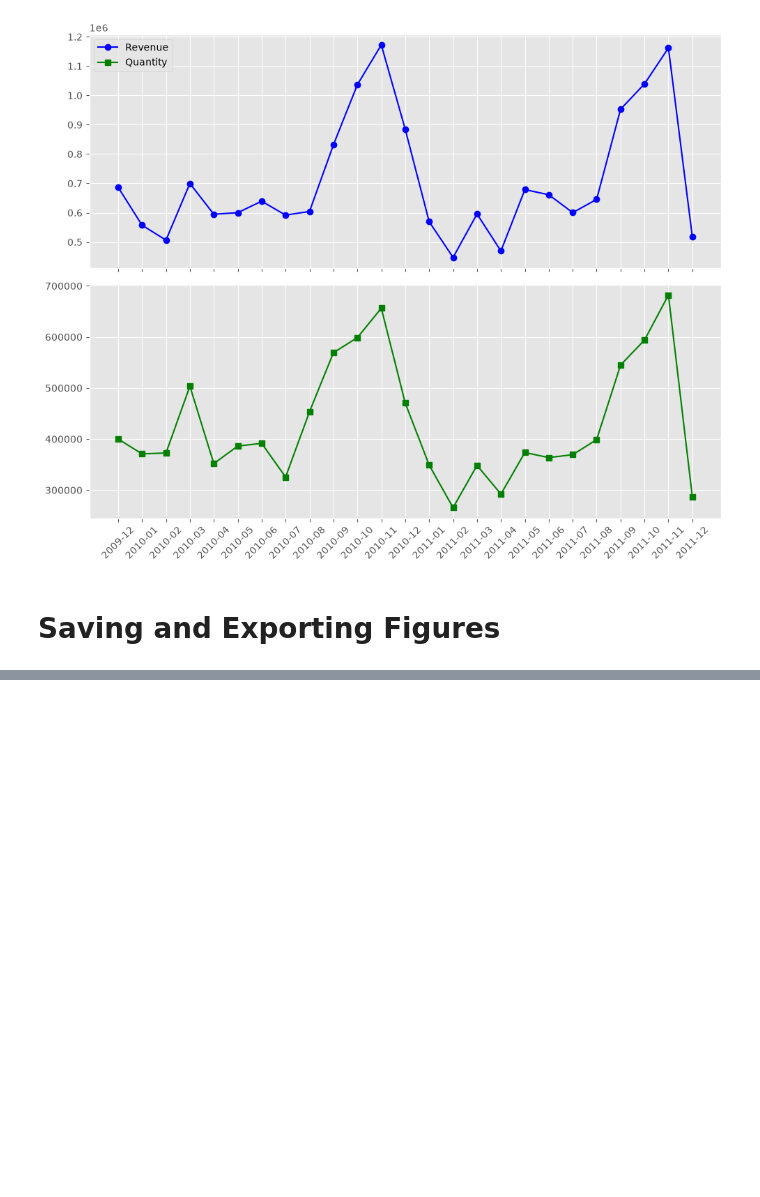
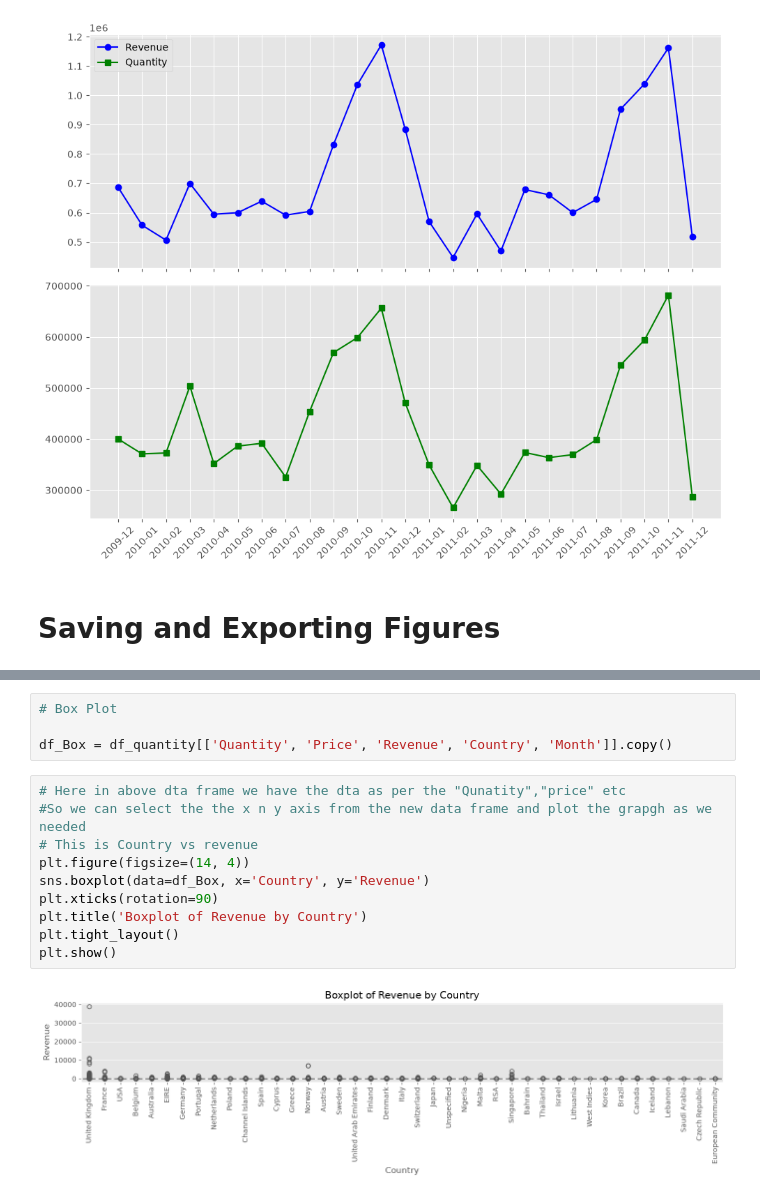
Before and after one commit to Shubham141-Git/Data-Science-Learning, a Jupyter notebook: level_2/Data Visualization/01-03-2026/July-23-2026.ipynb, the cells around one changed output, grey strips where cells are left out. Drawn from its saved outputs; the diff is of its cells as text; blank space fills up the shorter version.

```diff
--- a/level_2/Data Visualization/01-03-2026/July-23-2026.ipynb
+++ b/level_2/Data Visualization/01-03-2026/July-23-2026.ipynb
@@ -800,0 +885,16 @@ plt.close()
+# %%
+# Box Plot
+
+df_Box = df_quantity[['Quantity', 'Price', 'Revenue', 'Country', 'Month']].copy()
+# %%
+# Here in above dta frame we have the dta as per the "Qunatity","price" etc
+#So we can select the the x n y axis from the new data frame and plot the grapgh as we needed
+# This is Country vs revenue
+plt.figure(figsize=(14, 4))
+sns.boxplot(data=df_Box, x='Country', y='Revenue')
+plt.xticks(rotation=90)
+plt.title('Boxplot of Revenue by Country')
+plt.tight_layout()
+plt.show()
+# %% [output]
+[figure, added]
```
Also changed, not shown: parts of 31 cells of this notebook, 1 other file.
